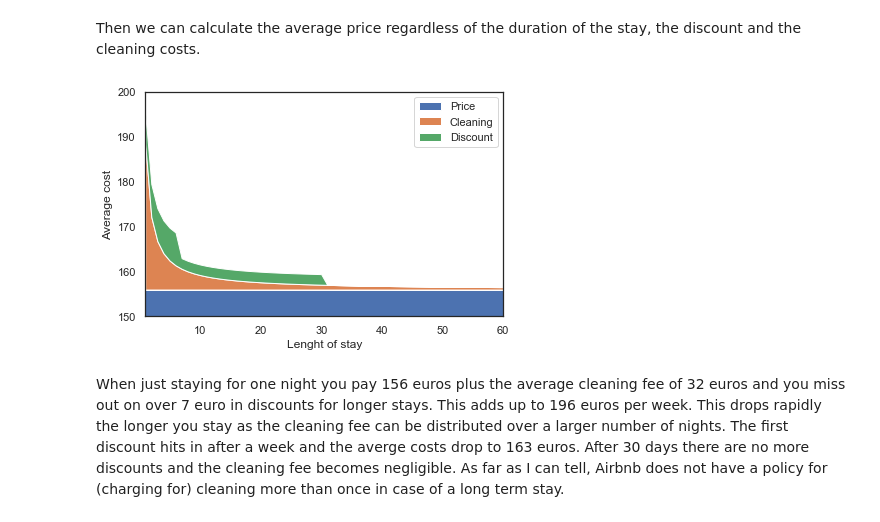
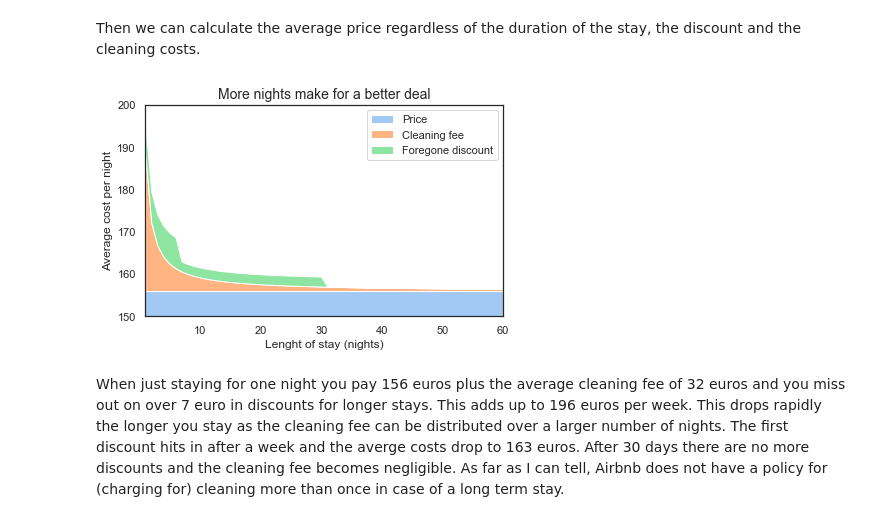
Before and after one commit to mwilkens1/Airbnb_clean, a Jupyter notebook: airbnb.ipynb, the cells around one changed output. Cells and saved outputs as stored; diff of their text form; code cells hidden in the pictures.

```diff
--- a/airbnb.ipynb
+++ b/airbnb.ipynb
@@ -12,6 +12,7 @@ import pandas as pd
 
 sns.set()
 sns.set_style("white")
+sns.set_palette("pastel")
 
 df = pd.read_csv("data/listings_amsterdam.csv", index_col="id", low_memory=False)
 # %% [markdown]
@@ -123,35 +130,36 @@ Then we can calculate the average price regardless of the duration of the stay,
 # %%
 mean_cost = dict({'Days': [],'Price': [], 'Discount': [], 'Cleaning': []})
 
 for j in range(1,61):
 
     mean_cost['Days'].append(j)
     mean_cost['Price'].append(np.mean(df.monthly_price) / 31)
     mean_cost['Cleaning'].append(np.mean(df.cleaning_fee) / j)
 
     if j<7:
         mean_cost['Discount'].append(np.mean(df.price) - np.mean(df.monthly_price) / 31)
     elif j>=7 and j<=30:
         mean_cost['Discount'].append(np.mean(df.weekly_price) / 7 - np.mean(df.monthly_price) / 31)
     else:
         mean_cost['Discount'].append(0)
 
 mean_cost = pd.DataFrame(mean_cost)
 
 x=mean_cost['Days']
 y=[ list(mean_cost['Price']), list(mean_cost['Cleaning']), list(mean_cost['Discount']) ]
 
-plt.stackplot(x,y, labels=['Price',"Cleaning",'Discount'])
+plt.stackplot(x,y, labels=['Price',"Cleaning fee",'Foregone discount'])
 plt.legend(loc='upper right')
 plt.ylim(150, 200)
 plt.xlim(1, 60)
-plt.ylabel('Average cost')
-plt.xlabel('Lenght of stay')
+plt.ylabel('Average cost per night')
+plt.xlabel('Lenght of stay (nights)')
+plt.title('More nights make for a better deal', fontdict = dict({'fontsize': 14}))
 plt.tight_layout()
 plt.savefig("plots/staying_longer.png", dpi=300)
 plt.show()
 # %% [output]
-[figure, old version]
+[figure, new version]
 # %% [markdown]
 When just staying for one night you pay 156 euros plus the average cleaning fee of 32 euros and you miss out on over 7 euro in discounts for longer stays. This adds up to 196 euros per week. This drops rapidly the longer you stay as the cleaning fee can be distributed over a larger number of nights. The first discount hits in after a week and the averge costs drop to 163 euros. After 30 days there are no more discounts and the cleaning fee becomes negligible. As far as I can tell, Airbnb does not have a policy for (charging for) cleaning more than once in case of a long term stay.
 # %% [markdown]
```
Also changed, not shown: parts of 17 cells of this notebook, 5 other files.
